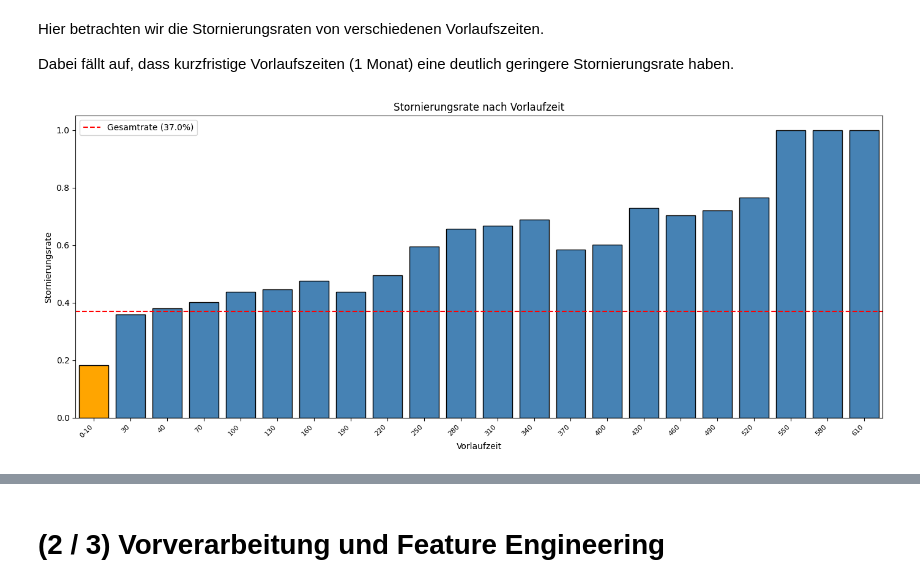
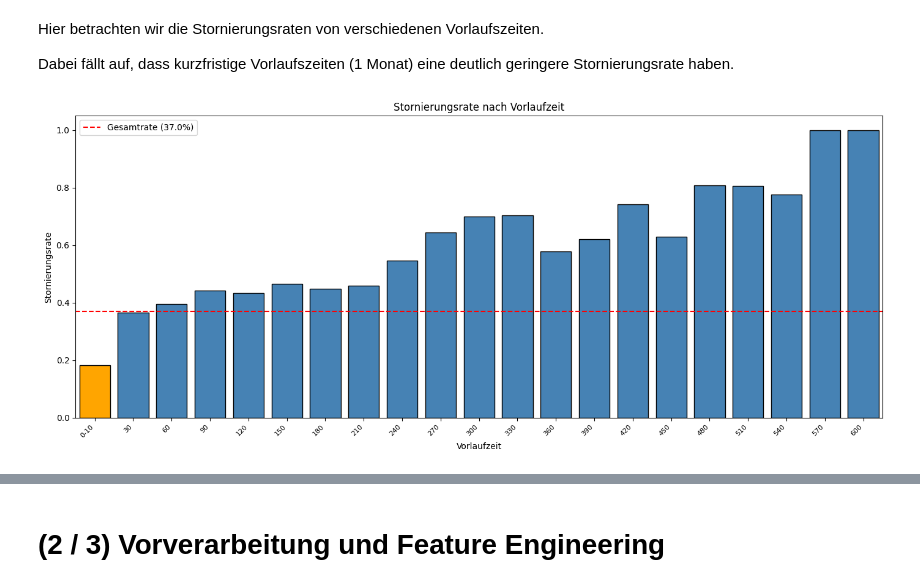
Before and after one commit to vasv1011/semester-3-projekte, a Jupyter notebook: ML/Projekt/project_submission.ipynb, the cells around one changed output, grey strips where cells are left out. Drawn from its saved outputs; the diff is of its cells as text; code cells hidden in the pictures.

```diff
--- a/ML/Projekt/project_submission.ipynb
+++ b/ML/Projekt/project_submission.ipynb
@@ -116,37 +116,37 @@ Dabei fällt auf, dass kurzfristige Vorlaufszeiten (1 Monat) eine deutlich gerin
 # %%
 fig, ax = plt.subplots(figsize=(14, 6))
 
-# Erster Bin: [0, 10), danach 30-Tage-Bins ab 10
+# Erster Bin: [0, 30), danach 30-Tage-Bins ab 30
 max_vorlauf = int(df["vorlaufzeit_tage"].max())
-alle_bins = [0, 30] + list(range(40, max_vorlauf + 30, 30))
+alle_bins = [0, 30] + list(range(60, max_vorlauf + 30, 30))
 
 gruppe_stats = (
     df[["vorlaufzeit_tage", "storniert"]]
     .assign(gruppe=pd.cut(df["vorlaufzeit_tage"], bins=alle_bins, right=False))
     .groupby("gruppe", observed=True)["storniert"]
     .agg(["mean", "count"])
 )
 storno_rate = gruppe_stats[gruppe_stats["count"] >= 30]["mean"]
 
 farben = ["orange"] + ["steelblue"] * (len(storno_rate) - 1)
 
 ax.bar(range(len(storno_rate)), storno_rate.values, color=farben, edgecolor="black")
 ax.axhline(df["storniert"].mean(), color="red", linestyle="--", linewidth=1.5, label=f"Gesamtrate ({df['storniert'].mean():.1%})")
 
 ax.set_xticks(range(len(storno_rate)))
 ax.set_xticklabels(
     ["0-10"] + [str(int(b.left)) for b in storno_rate.index[1:]],
     rotation=45,
     ha="right",
     fontsize=8,
 )
 ax.set_xlim(-0.5, len(storno_rate) - 0.5)
 ax.set_ylabel("Stornierungsrate")
 ax.set_xlabel("Vorlaufzeit")
 ax.legend()
 
 plt.title("Stornierungsrate nach Vorlaufzeit")
 plt.tight_layout()
 plt.show()
 # %% [output]
-[figure, old version]
+[figure, new version]
```
Also changed, not shown: parts of 1 cell of this notebook, 2 other files.
